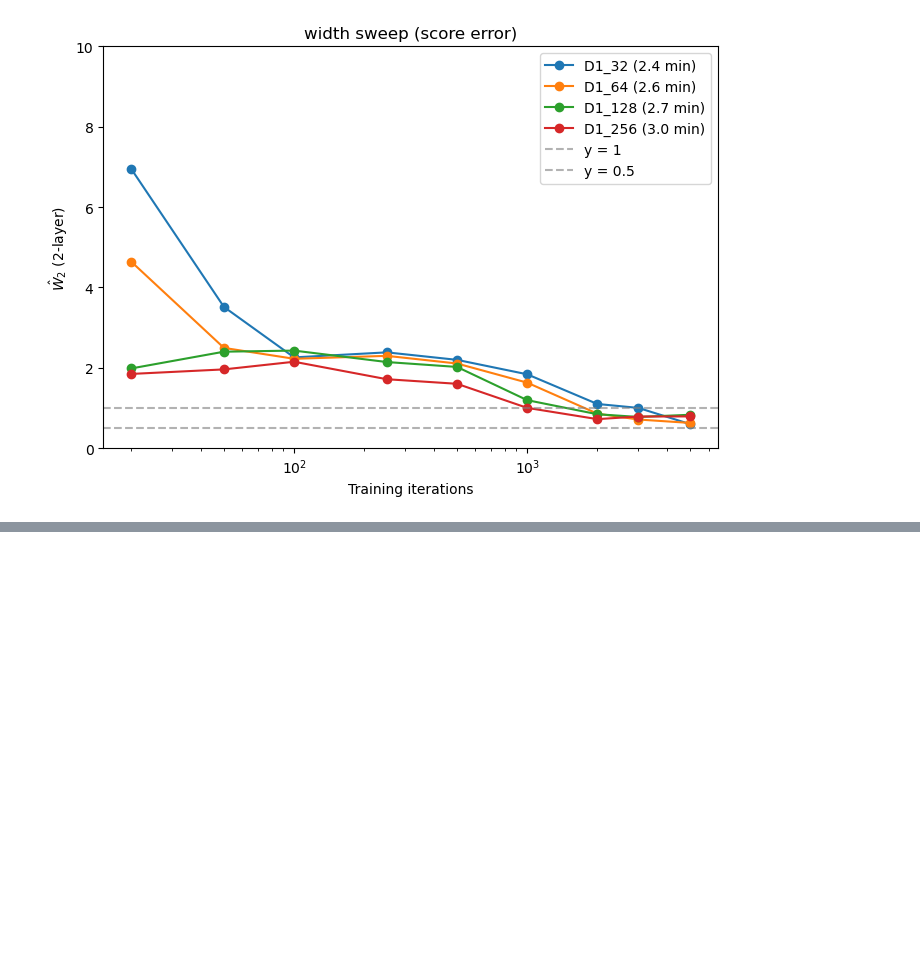
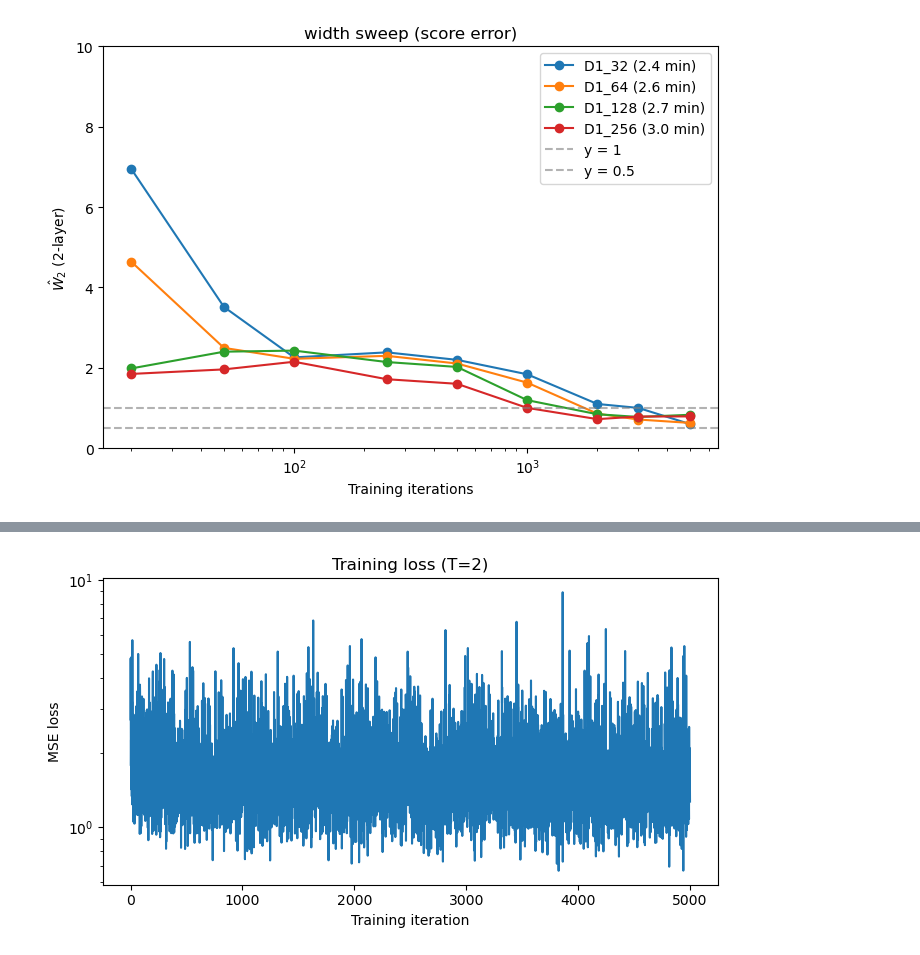
Before and after one commit to kylemcgillivray/Masters-Dissertation, a Jupyter notebook: display.ipynb, the cells around one changed output, grey strips where cells are left out. Cells and saved outputs as stored; diff of their text form; code cells hidden in the pictures; blank space fills up the shorter version.

```diff
--- a/display.ipynb
+++ b/display.ipynb
@@ -59,0 +62,27 @@ for group_name, results_by_tag in all_results.items():
+# %%
+# ------------------------------------------------------------
+# Setup
+# ------------------------------------------------------------
+import functions2 as fct
+import numpy as np
+
+fct.set_seed(0)
+device = fct.get_device()
+
+d = 2
+mu1, mu2 = np.array([1.3, 1.3]), np.array([-1.3, -1.3])
+X_data_bimodal = fct.sample_bimodal_data(N=1_000_000, d=d, mu1=mu1, mu2=mu2, sigma=1.0, weight=0.5)
+# %%
+# ------------------------------------------------------------
+# Train
+# ------------------------------------------------------------
+T = 2
+net = fct.ScoreNet(d=d, D_1=128)  # swap for fct.ScoreNet3(d=d, D_1=128, D_2=128) to try the 3-layer net
+
+net, loss_history = fct.train_network(
+    net, X_data_bimodal, t_0=1e-3, T=T, d=d,
+    n_iters=5000, batch_size=512, lr=1e-3, device=device, print_every=500
+)
+
+fct.plot_loss_curve(loss_history, title_suffix=f"(T={T})")
+# %% [output]
@@ -59,0 +99 @@ for group_name, results_by_tag in all_results.items():
+[figure, added]
```
Also changed, not shown: parts of 5 cells of this notebook, 4 other files.
